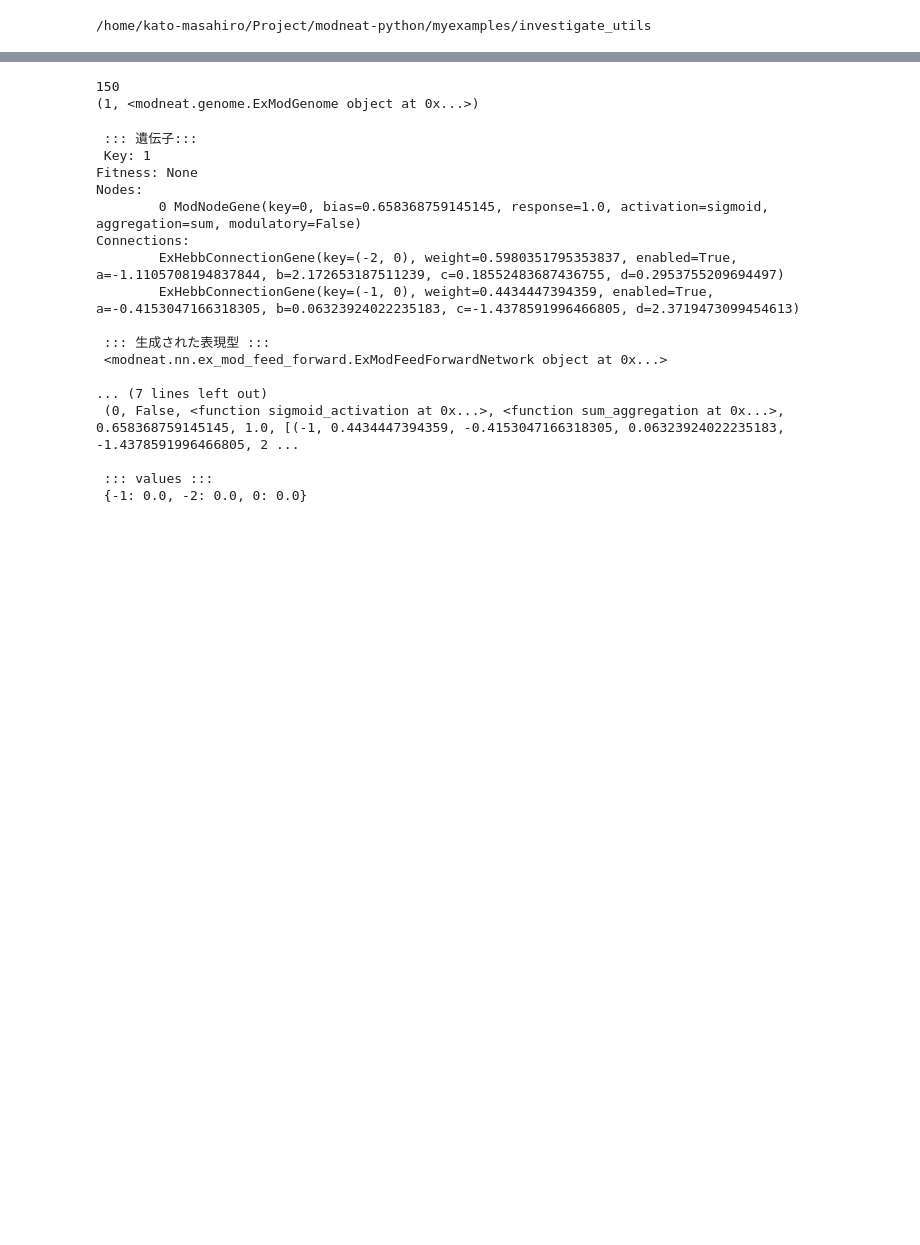
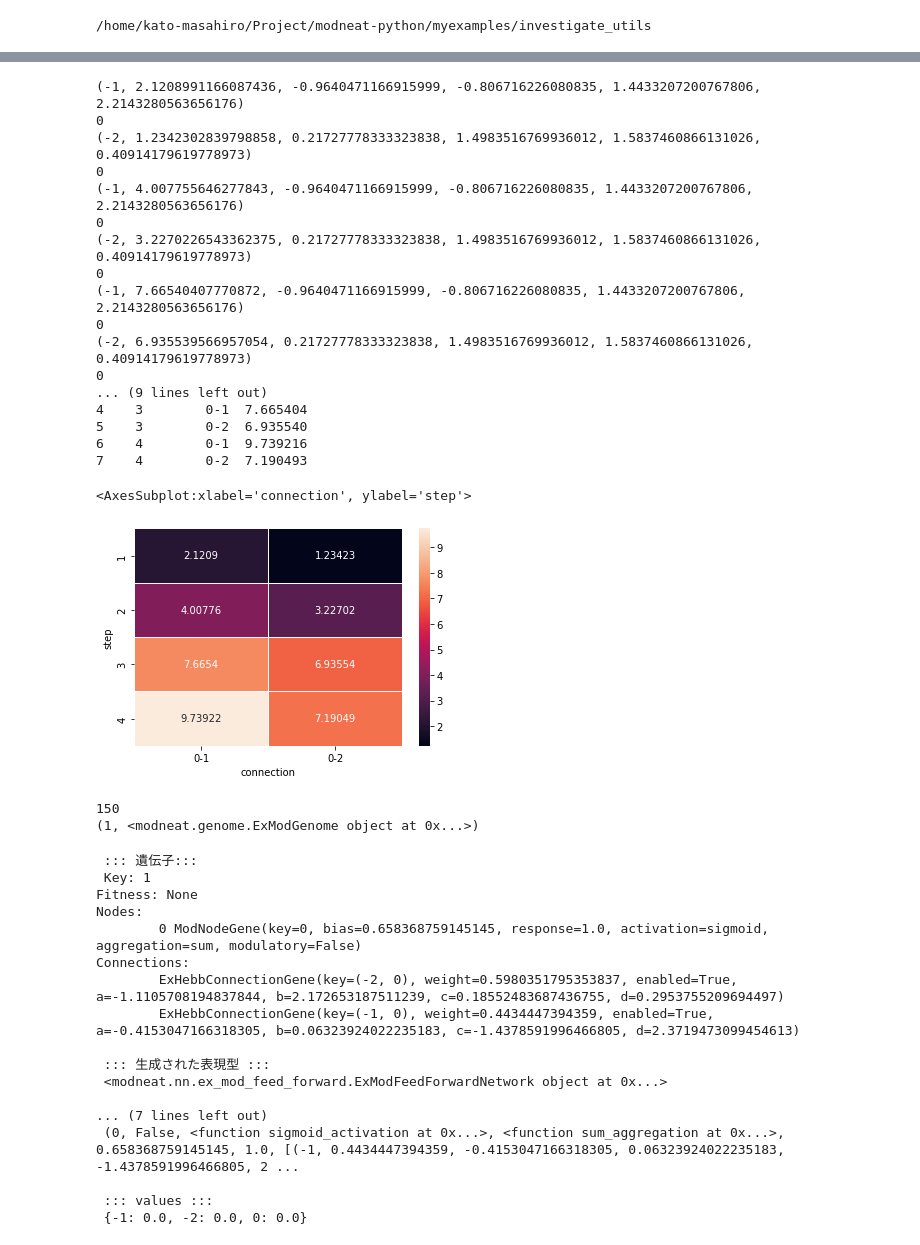
Before and after one commit to kato-mahiro/modneat-python, a Jupyter notebook: myexamples/investigate_utils/investigate_behaviour.ipynb, the cells around one changed output, grey strips where cells are left out. Drawn from its saved outputs; the diff is of its cells as text; code cells hidden in the pictures; blank space fills up the shorter version.

```diff
--- a/myexamples/investigate_utils/investigate_behaviour.ipynb
+++ b/myexamples/investigate_utils/investigate_behaviour.ipynb
@@ -103,3 +61,48 @@ dtype: object
+# %%
+### 重みの変化を表示
+
+cols = ['step', 'connection', 'weight']
+df = pd.DataFrame(index=[], columns = cols)
+
+
+node_evals = [items['node_evals'] for items in log]
+
+step = 0
+for node_eval in node_evals:
+    step += 1
+
+    for each_connection_info in node_eval[0][-1]:
+        print(each_connection_info)
+        print(node_eval[0][0])
+        record = pd.Series([step, str(node_eval[0][0]) + str(each_connection_info[0]), each_connection_info[1]], index=df.columns)
+        df = df.append(record, ignore_index=True)
+
+print(df)
+df['step'] = df['step'].astype(int)
+#df['connection'] = df['connection'].astype(int)
+
+df_pivot = pd.pivot_table(data = df, values='weight', columns='connection', index='step')
+sns.heatmap(df_pivot, annot=True, fmt='g', linewidth=.5)
+# %% [output]
+(-1, 2.1208991166087436, -0.9640471166915999, -0.806716226080835, 1.4433207200767806, 2.2143280563656176)
+0
+(-2, 1.2342302839798858, 0.21727778333323838, 1.4983516769936012, 1.5837460866131026, 0.40914179619778973)
+0
+(-1, 4.007755646277843, -0.9640471166915999, -0.806716226080835, 1.4433207200767806, 2.2143280563656176)
+0
+(-2, 3.2270226543362375, 0.21727778333323838, 1.4983516769936012, 1.5837460866131026, 0.40914179619778973)
+0
+(-1, 7.66540407770872, -0.9640471166915999, -0.806716226080835, 1.4433207200767806, 2.2143280563656176)
+0
+(-2, 6.935539566957054, 0.21727778333323838, 1.4983516769936012, 1.5837460866131026, 0.40914179619778973)
+0
+... (9 lines left out)
+4    3        0-1  7.665404
+5    3        0-2  6.935540
+6    4        0-1  9.739216
+7    4        0-2  7.190493
+<AxesSubplot:xlabel='connection', ylabel='step'>
+[figure, added]
 # %%
 # The current working directory
 #print(Path().resolve())
```
Also changed, not shown: parts of 3 cells of this notebook.
